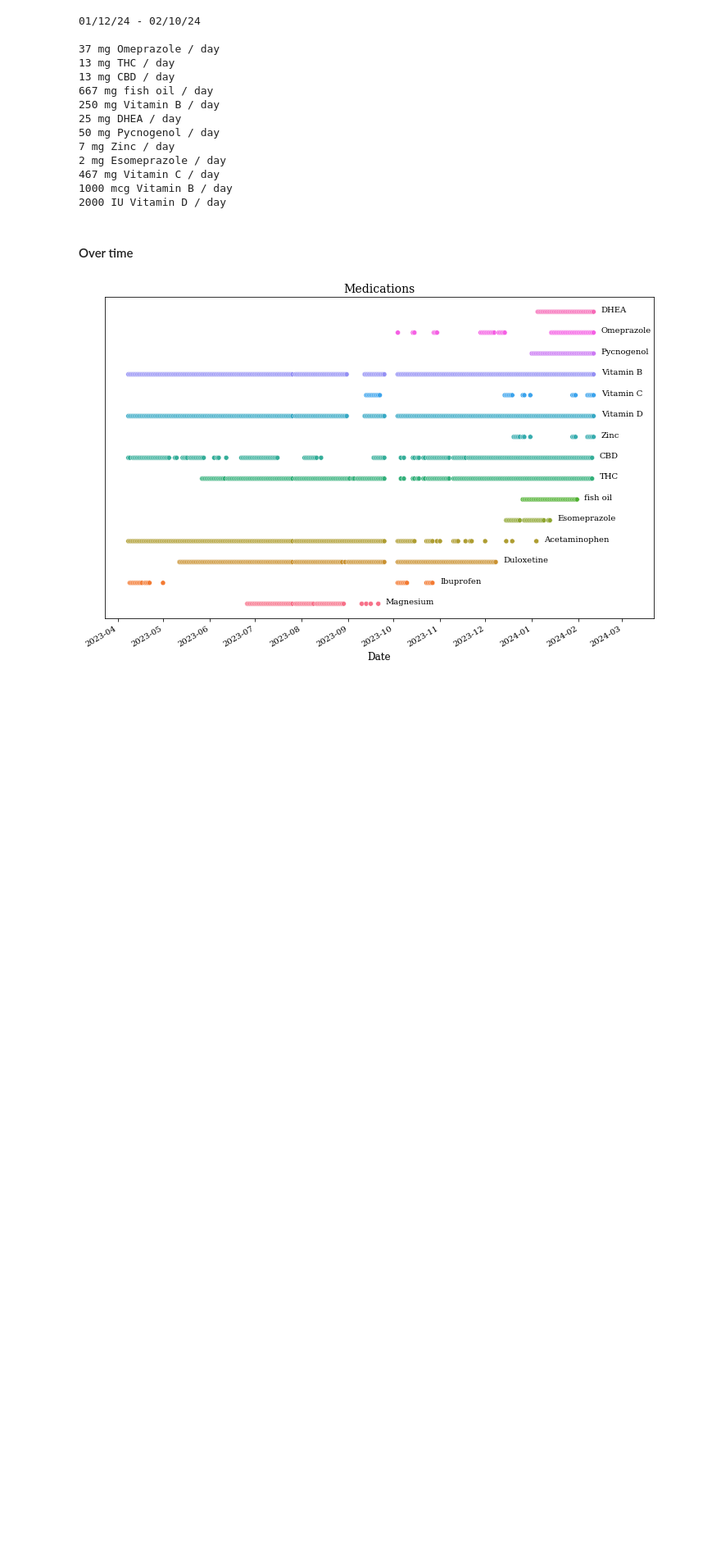
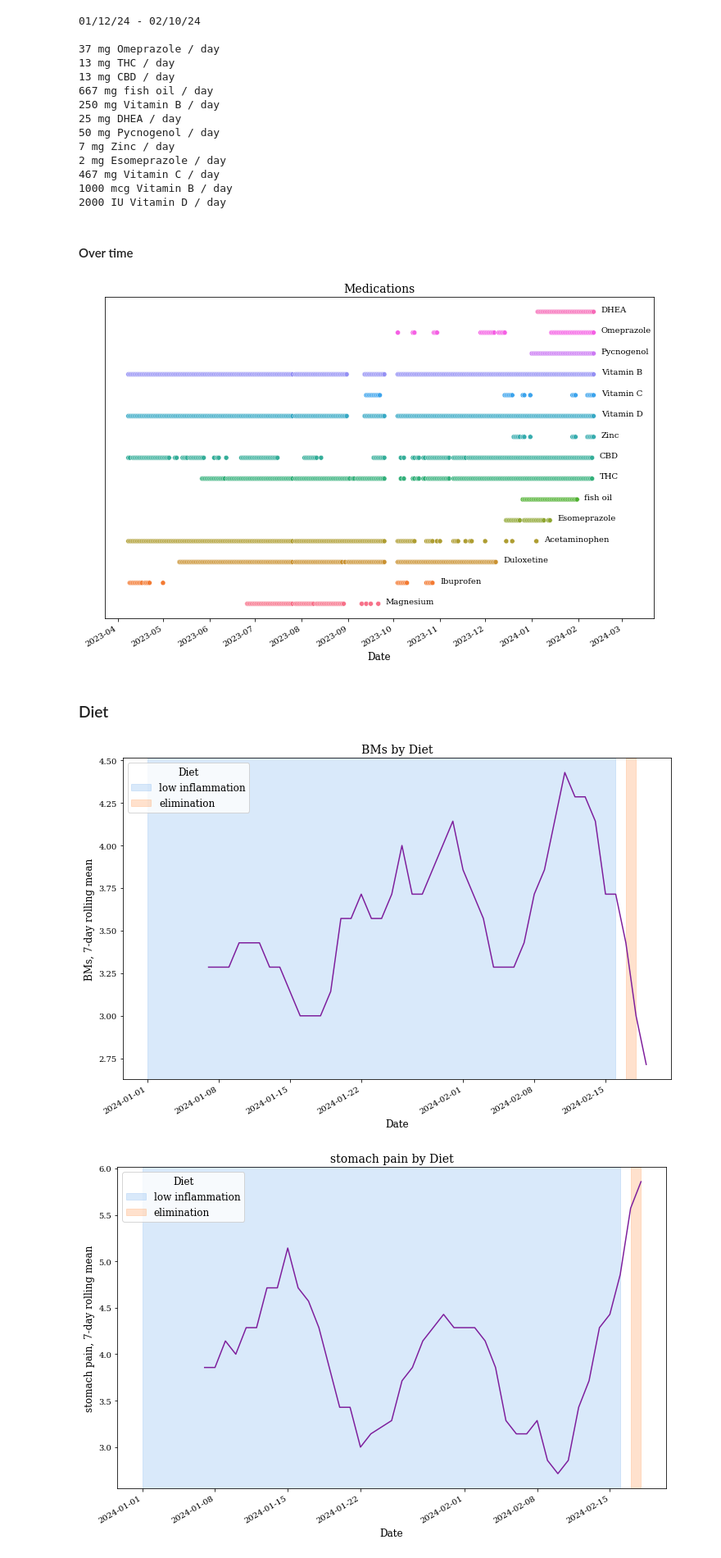
Before and after one commit to roesler-stan/health-analysis, a Jupyter notebook: 2b_analysis_for_drs.ipynb, the cells around one changed output. Shown: that part at 82% size. Cells and saved outputs as stored; diff of their text form; code cells hidden in the pictures; blank space fills up the shorter version.

Commit message:
analyze diets

```diff
--- a/2b_analysis_for_drs.ipynb
+++ b/2b_analysis_for_drs.ipynb
@@ -150,3 +150,21 @@ print(summary)
 plot_meds_over_time(df)
 # %% [output]
 [figure]
+# %% [markdown]
+### Diet
+# %%
+diets = ["low inflammation", "elimination"]
+df, metric_data, diet_data, metrics_dict = get_diet_data(df, diets)
+start_dt = pd.datetime(2024, 1, 1)
+
+metrics = [
+    "BMs",
+    "stomach pain",
+    "uncomfortable stomach_bool",
+    "visibly bloated stomach_bool",
+]
+for metric in metrics:
+    plot_diet_metric(metric, df, diet_data, start_dt)
+# %% [output]
+[figure, added]
+[figure, added]
```
Also changed, not shown: parts of 4 cells of this notebook, 16 other files.
